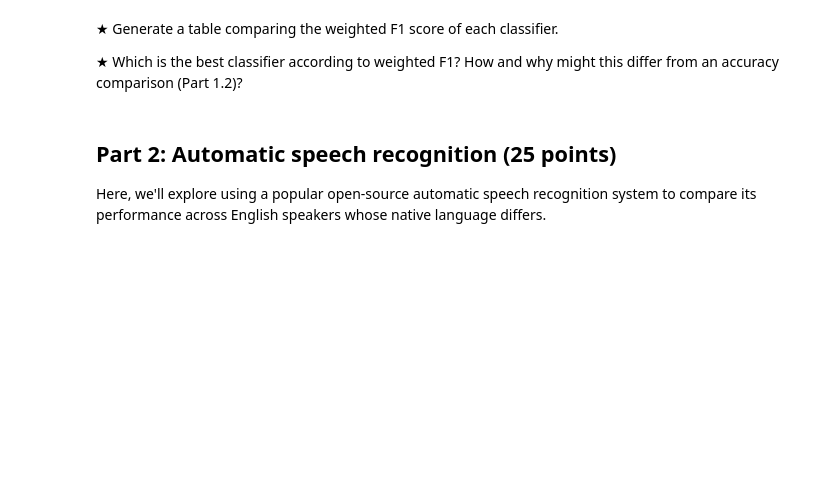
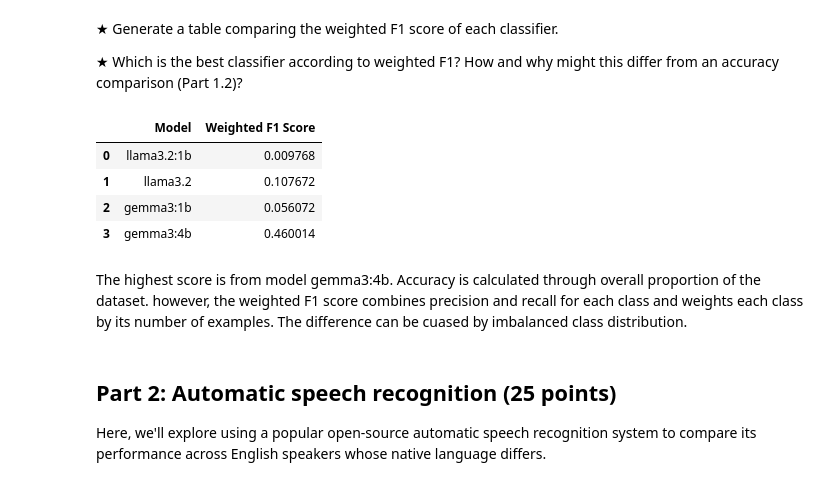
Before and after one commit to wwtreetree/Portfolio, a Jupyter notebook: HW1.ipynb, the cells around one changed output. Drawn from its saved outputs; the diff is of its cells as text; code cells hidden in the pictures; blank space fills up the shorter version.

```diff
--- a/HW1.ipynb
+++ b/HW1.ipynb
@@ -566,6 +667,29 @@ for model in models:
 save_results(f1s, "results/f1s.json")
 
 # TODO: Scratch space for analyzing and reporting the F1.
+# %%
+import json
+import pandas as pd
+
+# Load F1 scores
+with open("results/f1s.json", "r") as f:
+    f1s = json.load(f)
+
+# Convert to table
+f1_table = pd.DataFrame(
+    f1s.items(),
+    columns=["Model", "Weighted F1 Score"]
+)
+
+f1_table
+# %% [output]
+|  | Model | Weighted F1 Score |
+| 0 | llama3.2:1b | 0.009768 |
+| 1 | llama3.2 | 0.107672 |
+| 2 | gemma3:1b | 0.056072 |
+| 3 | gemma3:4b | 0.460014 |
+# %% [markdown]
+The highest score is from model gemma3:4b. Accuracy is calculated through overall proportion of the dataset. however, the weighted F1 score combines precision and recall for each class and weights each class by its number of examples. The difference can be cuased by imbalanced class distribution.
 # %% [markdown]
 ## Part 2: Automatic speech recognition (25 points)
 Here, we'll explore using a popular open-source automatic speech recognition system to compare its performance across English speakers whose native language differs.
```
Also changed, not shown: parts of 15 cells of this notebook.
